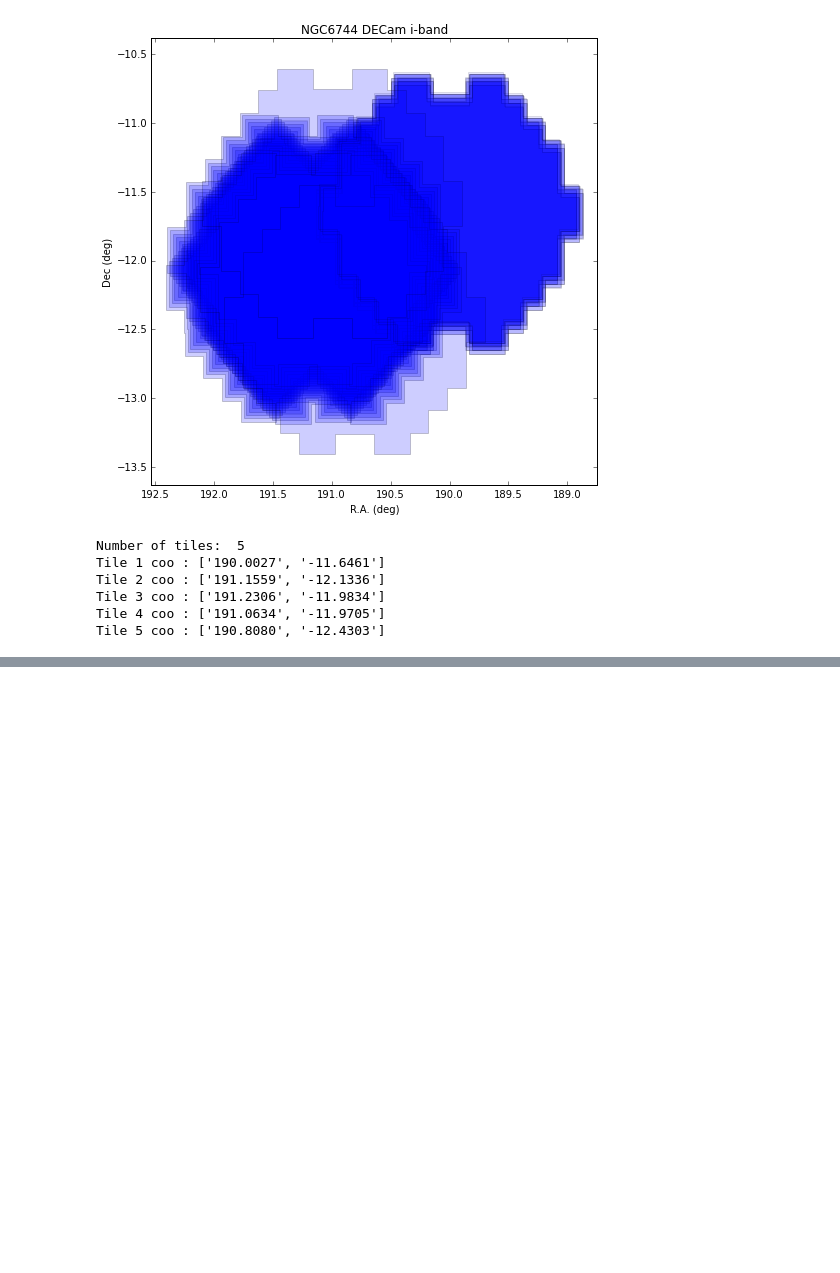
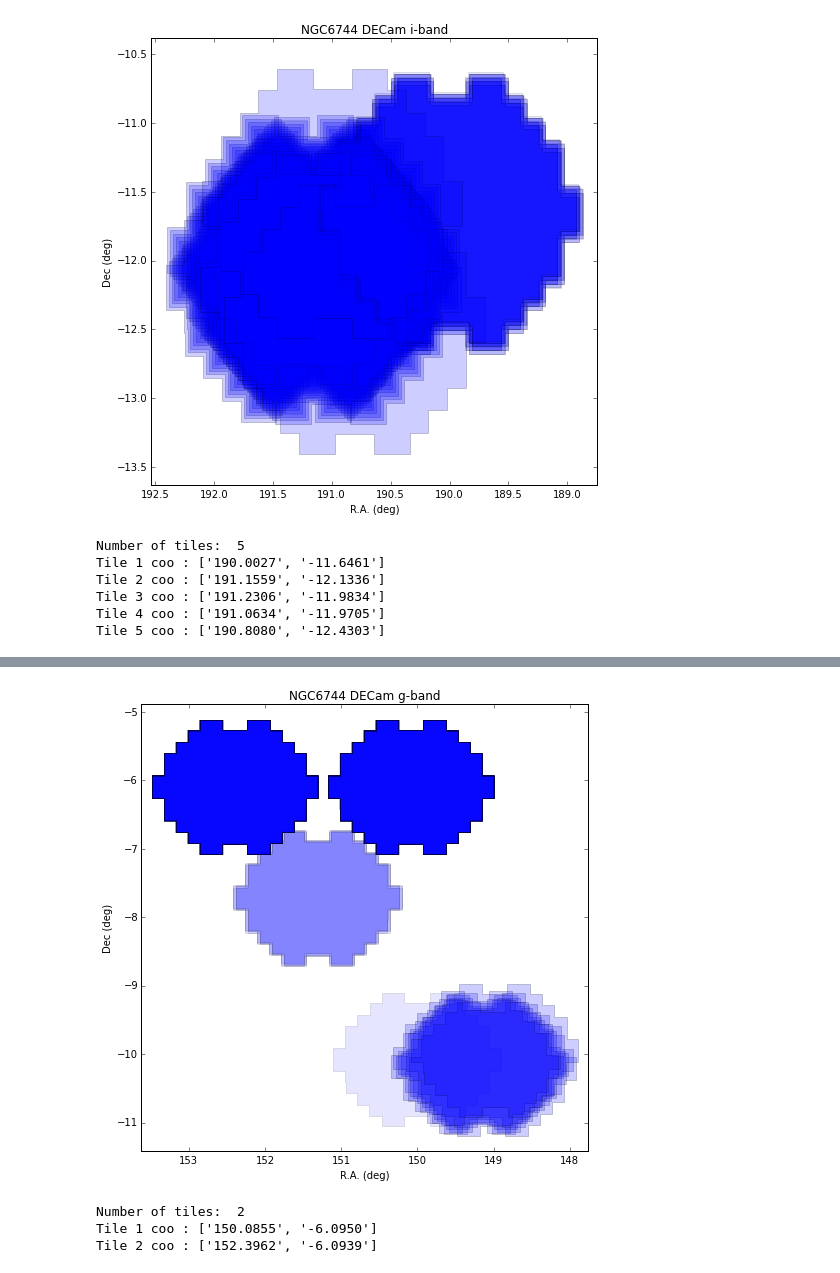
Before and after one commit to rpmunoz/Research, a Jupyter notebook: Galaxy groups/Reading DECam votable and plotting footprint.ipynb, the cells around one changed output, grey strips where cells are left out. Saved outputs shown, nothing was run; the diff lists cells and outputs as text; code cells hidden in the pictures; blank space fills up the shorter version.

```diff
--- a/Galaxy groups/Reading DECam votable and plotting footprint.ipynb
+++ b/Galaxy groups/Reading DECam votable and plotting footprint.ipynb
@@ -204,3 +204,10 @@ Tile 2 coo : ['191.1559', '-12.1336']
 Tile 3 coo : ['191.2306', '-11.9834']
 Tile 4 coo : ['191.0634', '-11.9705']
 Tile 5 coo : ['190.8080', '-12.4303']
+# %%
+cat_file='data/NOAO_NGC3115_april_2016.xml'
+cat_data = parse_single_table(cat_file).to_table(use_names_over_ids=True)
+for i in range(len(cat_data)):
+    cat_data['filter'][i]=str(cat_data['filter'][i][0])
+
+print 'Column names: ', str(cat_data.colnames)
@@ -206,0 +218,6 @@ Tile 5 coo : ['190.8080', '-12.4303']
+# %%
+gv=((cat_data['filter']=='g'))
+cat_data[('dtpi','date_obs','exposure')][gv].pprint(max_lines=-1, max_width=-1)
+print 'Total exposure: ', np.sum(cat_data['exposure'][gv])/2
+plot_decam_footprint(cat_data['ra'][gv], cat_data['dec'][gv], title='NGC6744 DECam g-band')
+# %% [output]
@@ -206,0 +241,4 @@ Tile 5 coo : ['190.8080', '-12.4303']
+[figure, added]
+Number of tiles:  2
+Tile 1 coo : ['150.0855', '-6.0950']
+Tile 2 coo : ['152.3962', '-6.0939']
```
Also changed, not shown: parts of 5 cells of this notebook, 2 other files.
